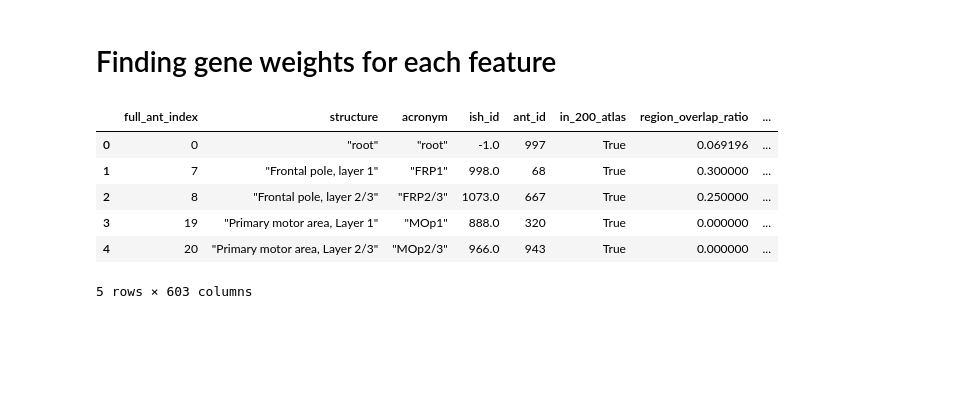
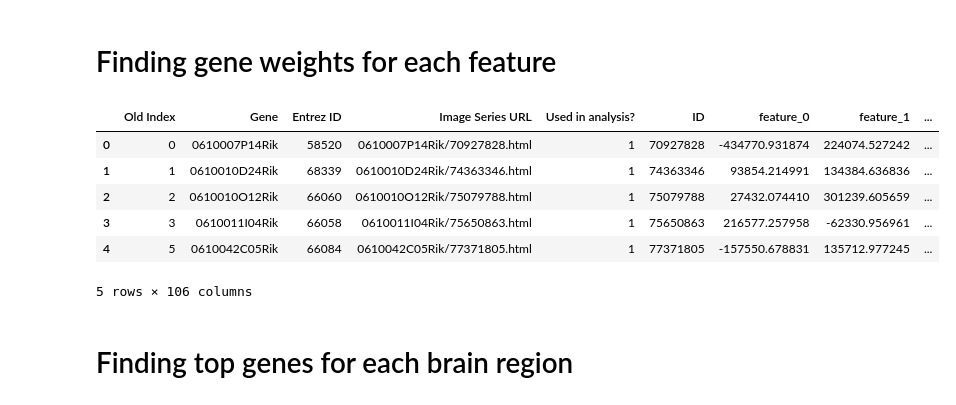
Before and after one commit to BioProteanLabs/Morphontogeny, a Jupyter notebook: morphontogeny/Jupyter/ABA/ABA_SFT.ipynb, the cells around one changed output. Drawn from its saved outputs; the diff is of its cells as text; code cells hidden in the pictures; blank space fills up the shorter version.

```diff
--- a/morphontogeny/Jupyter/ABA/ABA_SFT.ipynb
+++ b/morphontogeny/Jupyter/ABA/ABA_SFT.ipynb
@@ -192,8 +191,8 @@ plt.imshow(slice)
 # Saving separate clusters to a single array
 
 # Loading the features
-total_features = 594
-features_path = '/data/bioprotean/ABA/SFT/'+str(total_features)+'_features.npy'
+total_features = 100
+features_path = '/data/bioprotean/ABA/SFT/features/'+str(total_features)+'_features.npy'
 features = np.load(features_path)
 
 # Making an array to store all labels
@@ -210,23 +209,22 @@ for feature_n in range(total_features):
     labels = kmeans.labels_
     labels_arr[:, feature_n] = labels
 
-np.save('/data/bioprotean/ABA/SFT/594features_total_labels.npy', labels_arr)
+np.save('/data/bioprotean/ABA/SFT/'+str(total_features)+'features_total_labels.npy', labels_arr)
 # %%
 # Loading all the labels
-labels_arr = np.load('/data/bioprotean/ABA/SFT/594features_total_labels.npy')
+total_features = 100
+labels_arr = np.load('/data/bioprotean/ABA/SFT/'+str(total_features)+'features_total_labels.npy')
 
 # Making a desired dataframe
 df_path = '/data/bioprotean/RAG2/AVG/MWT_avg/to_allen/overlap/200um/RAG2_neg_comp_overlap_anat.csv'
 overlap_df = pd.read_csv(df_path, index_col = 'Unnamed: 0')
+
 # overlap_df.drop(columns = 'region_overlap_ration', 'jac_overlap_ratio', 'DICE_neg_jcb_anat')
-for i in range(594):
+for i in range(total_features):
     overlap_df['MICE_feature_'+str(i)] = np.nan
 
 # Inputting the indices path
 indices_path = '/data/bioprotean/ABA/MEMMAP/genes_list/half_indices.npy'
-
-# Loading all the labels
-labels_arr = np.load('/data/bioprotean/ABA/SFT/594features_total_labels.npy')
 
 # Loading the anatomy file
 ant_file = '/data/bioprotean/RAG2/AVG/MWT_avg/to_allen/overlap/200um/allen_annot200.nii'
@@ -241,7 +239,7 @@ for row, ID in enumerate(region_ids_list):
     region_ID = [ID]
 
     # Looping over clusters
-    for i in range(594):
+    for i in range(total_features):
 
         # Selecting the label
         labels = labels_arr[:, i]
@@ -264,7 +262,7 @@ for row, ID in enumerate(region_ids_list):
         overlap_df['MICE_feature_'+str(i)].loc[row] = overlap_list[0]
 
 # Saving to file
-overlap_df.to_csv('/data/bioprotean/ABA/SFT/MICE_region_separate_clusters.csv')
+overlap_df.to_csv('/data/bioprotean/ABA/SFT/'+str(total_features)+'MICE_region_separate_clusters.csv')
 # %% [output]
 A value is trying to be set on a copy of a slice from a DataFrame
 
@@ -276,7 +284,7 @@ See the caveats in the documentation: https://pandas.pydata.org/pandas-docs/stab
 # Making a DataFrame of gene weights and genes information
 
 # Selecting the number of features
-n_features = 594
+n_features = 100
 
 # Loading the weights array
 weights = np.load('/data/bioprotean/ABA/SFT/features/'+str(n_features)+'_weights.npy')
@@ -294,6 +302,18 @@ for i in range(n_features):
 
 # Saving the dataframe to file
 genes_df.to_csv('/data/bioprotean/ABA/SFT/'+str(n_features)+'_weights_df.csv')
+# %%
+genes_df.head()
+# %% [output]
+|  | Old Index | Gene | Entrez ID | Image Series URL | Used in analysis? | ID | feature_0 | feature_1 | ... |
+| 0 | 0 | 0610007P14Rik | 58520 | 0610007P14Rik/70927828.html | 1 | 70927828 | -434770.931874 | 224074.527242 | ... |
+| 1 | 1 | 0610010D24Rik | 68339 | 0610010D24Rik/74363346.html | 1 | 74363346 | 93854.214991 | 134384.636836 | ... |
+| 2 | 2 | 0610010O12Rik | 66060 | 0610010O12Rik/75079788.html | 1 | 75079788 | 27432.074410 | 301239.605659 | ... |
+| 3 | 3 | 0610011I04Rik | 66058 | 0610011I04Rik/75650863.html | 1 | 75650863 | 216577.257958 | -62330.956961 | ... |
+| 4 | 5 | 0610042C05Rik | 66084 | 0610042C05Rik/77371805.html | 1 | 77371805 | -157550.678831 | 135712.977245 | ... |
+5 rows × 106 columns
+# %% [markdown]
+# Finding top genes for each brain region
 # %%
 def impacting_gene_finder(genes_df, feature_name = 'feature_0', n_top_genes = 5, output_name = 'Gene',\
     ascending = False):
@@ -330,13 +350,3 @@ def impacting_gene_finder(genes_df, feature_name = 'feature_0', n_top_genes = 5,
     output_list = sorted_df[output_name].loc[:n_top_genes].tolist()
 
     return output_list
-# %%
-overlap_df.head()
-# %% [output]
-|  | full_ant_index | structure | acronym | ish_id | ant_id | in_200_atlas | region_overlap_ratio | ... |
-| 0 | 0 | "root" | "root" | -1.0 | 997 | True | 0.069196 | ... |
-| 1 | 7 | "Frontal pole, layer 1" | "FRP1" | 998.0 | 68 | True | 0.300000 | ... |
-| 2 | 8 | "Frontal pole, layer 2/3" | "FRP2/3" | 1073.0 | 667 | True | 0.250000 | ... |
-| 3 | 19 | "Primary motor area, Layer 1" | "MOp1" | 888.0 | 320 | True | 0.000000 | ... |
-| 4 | 20 | "Primary motor area, Layer 2/3" | "MOp2/3" | 966.0 | 943 | True | 0.000000 | ... |
-5 rows × 603 columns
```
Also changed, not shown: parts of 10 cells of this notebook, 3 other files.
